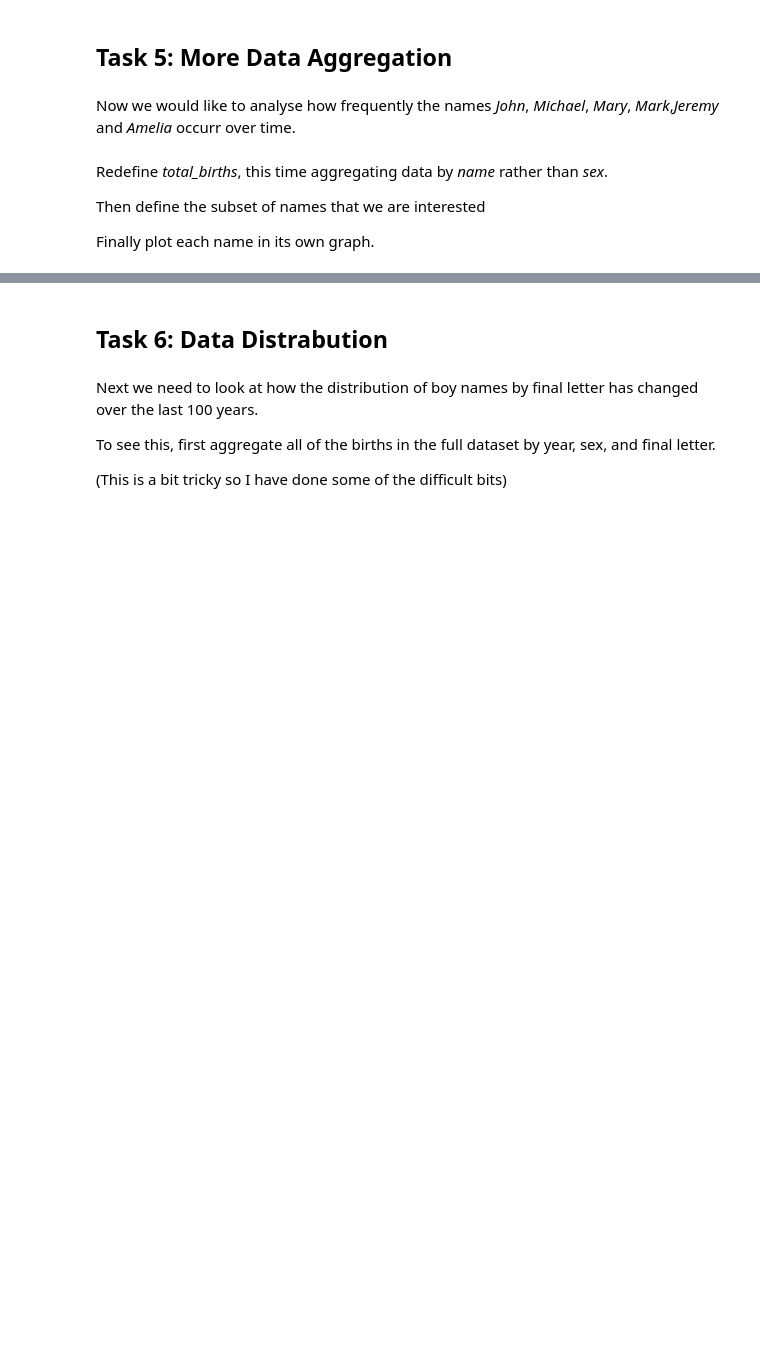
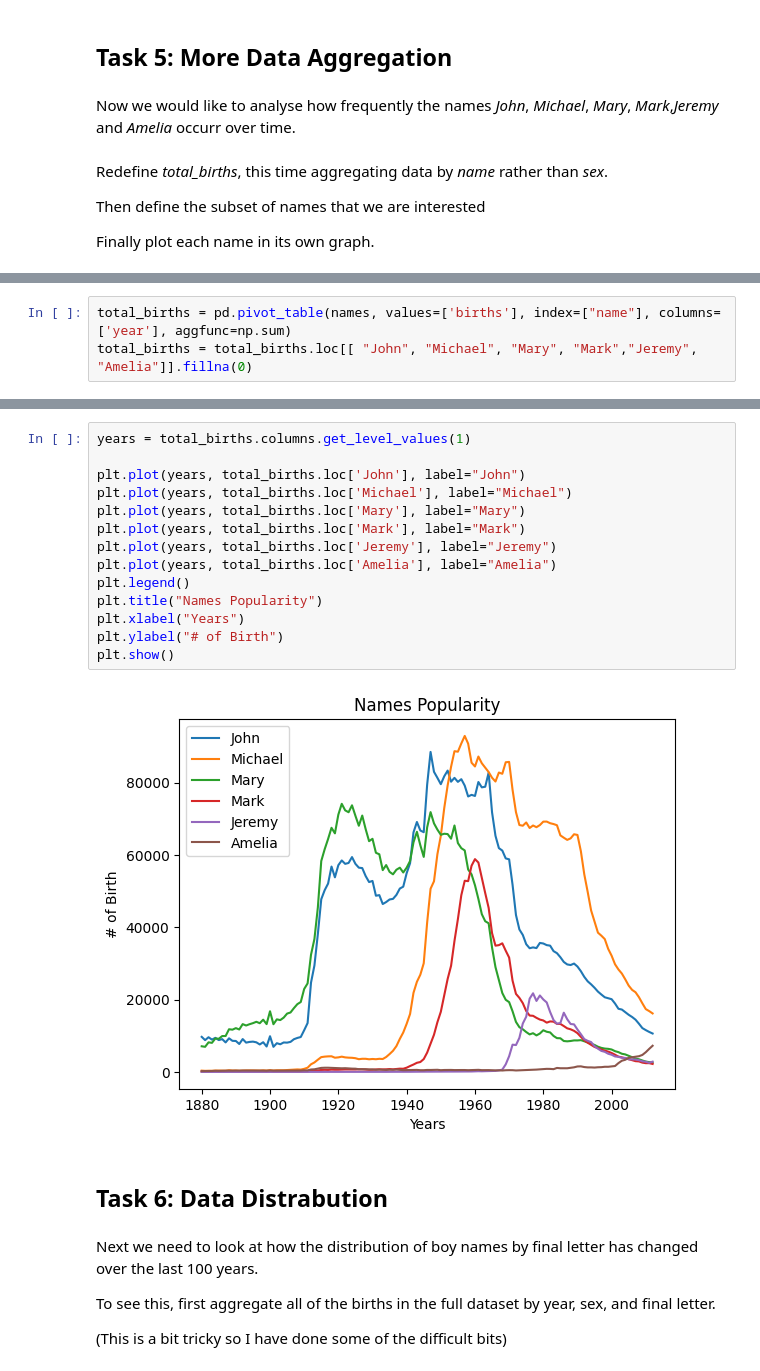
Before and after one commit to adhl-0216/MTU-Data-Analytics, a Jupyter notebook: Exercise_Baby_Names.ipynb, the cells around one changed output, grey strips where cells are left out. Cells and saved outputs as stored; diff of their text form; blank space fills up the shorter version.

```diff
--- a/Exercise_Baby_Names.ipynb
+++ b/Exercise_Baby_Names.ipynb
@@ -133,0 +189,3 @@ array([<matplotlib.axes._subplots.AxesSubplot object at 0x...>,
+# %%
+total_births = pd.pivot_table(names, values=['births'], index=["name"], columns=['year'], aggfunc=np.sum)
+total_births = total_births.loc[[ "John", "Michael", "Mary", "Mark","Jeremy", "Amelia"]].fillna(0)
@@ -134,3 +203,19 @@ array([<matplotlib.axes._subplots.AxesSubplot object at 0x...>,
+# %%
+years = total_births.columns.get_level_values(1)
+
+plt.plot(years, total_births.loc['John'], label="John")
+plt.plot(years, total_births.loc['Michael'], label="Michael")
+plt.plot(years, total_births.loc['Mary'], label="Mary")
+plt.plot(years, total_births.loc['Mark'], label="Mark")
+plt.plot(years, total_births.loc['Jeremy'], label="Jeremy")
+plt.plot(years, total_births.loc['Amelia'], label="Amelia")
+plt.legend()
+plt.title("Names Popularity")
+plt.xlabel("Years")
+plt.ylabel("# of Birth")
+plt.show()
+# %% [output]
+[figure, added]
 # %% [markdown]
 ## Task 6: Data Distrabution
 # %% [markdown]
```
Also changed, not shown: parts of 16 cells of this notebook.
